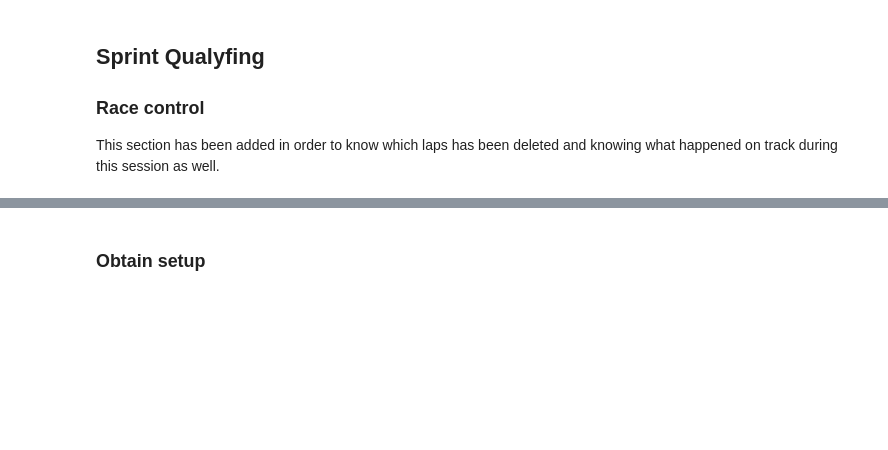
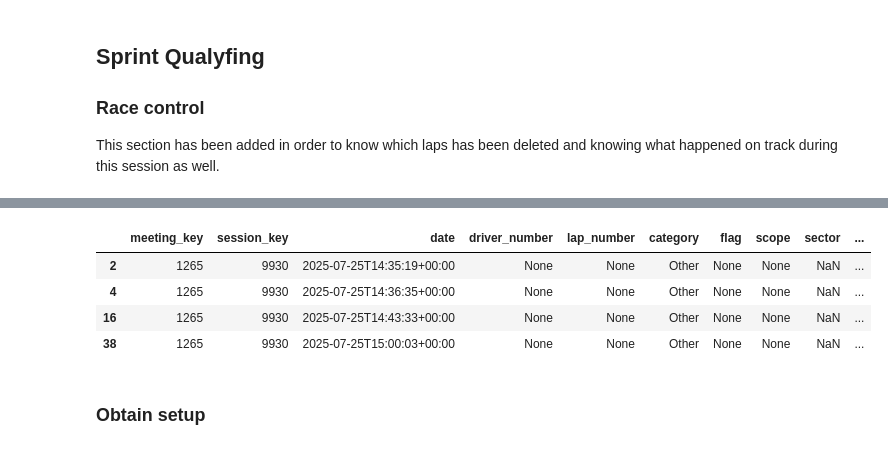
Before and after one commit to frankdelpiero/F1_notebooks, a Jupyter notebook: F1_25/Belgium_Recap.ipynb, the cells around one changed output, grey strips where cells are left out. Saved outputs shown, nothing was run; the diff lists cells and outputs as text; code cells hidden in the pictures; blank space fills up the shorter version.

```diff
--- a/F1_25/Belgium_Recap.ipynb
+++ b/F1_25/Belgium_Recap.ipynb
@@ -114,5 +122,11 @@ This section has been added in order to know which laps has been deleted and kno
 # %%
-libraryDataF1.obtain_information('race_control',session_key=9989).query('message.str.contains("GREEN")')
+libraryDataF1.obtain_information('race_control',session_key=9930).query('message.str.contains("DELETED")')
+# %% [output]
+|  | meeting_key | session_key | date | driver_number | lap_number | category | flag | scope | sector | ... |
+| 2 | 1265 | 9930 | 2025-07-25T14:35:19+00:00 | None | None | Other | None | None | NaN | ... |
+| 4 | 1265 | 9930 | 2025-07-25T14:36:35+00:00 | None | None | Other | None | None | NaN | ... |
+| 16 | 1265 | 9930 | 2025-07-25T14:43:33+00:00 | None | None | Other | None | None | NaN | ... |
+| 38 | 1265 | 9930 | 2025-07-25T15:00:03+00:00 | None | None | Other | None | None | NaN | ... |
 # %% [markdown]
 ### Obtain setup
 # %%
```
Also changed, not shown: parts of 45 cells of this notebook.
